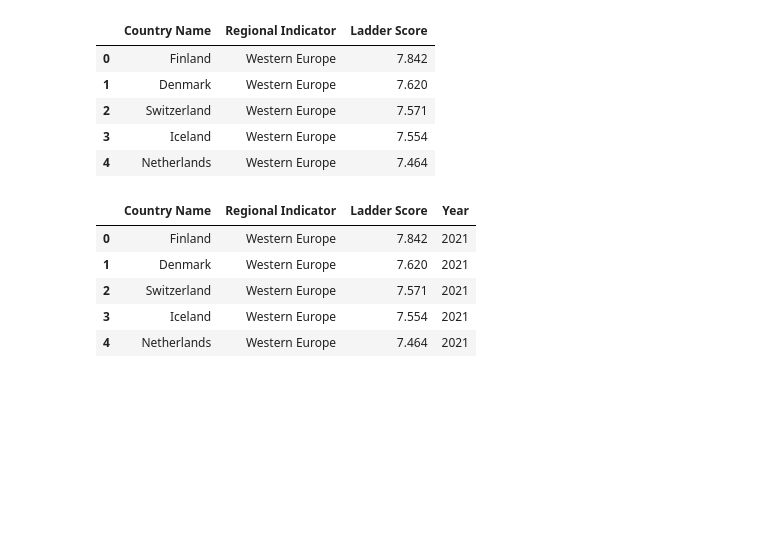
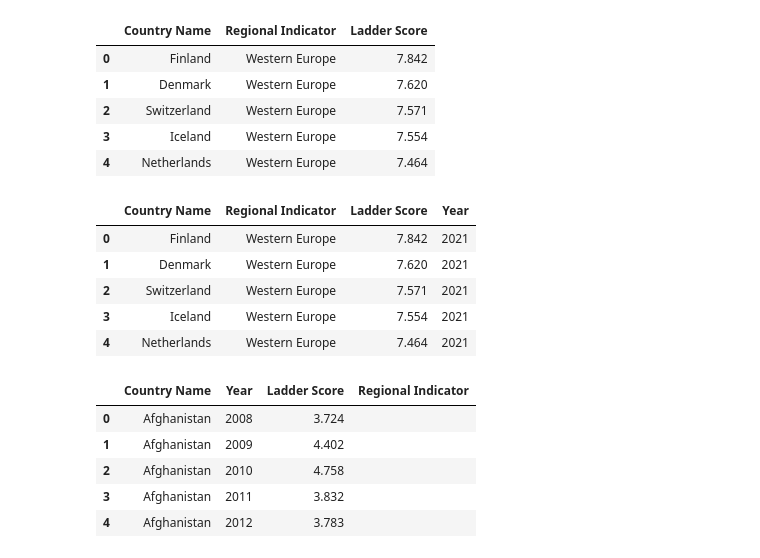
Before and after one commit to luvin13/ETL-Project, a Jupyter notebook: WorldHappy.ipynb, the cells around one changed output. Saved outputs shown, nothing was run; the diff lists cells and outputs as text; code cells hidden in the pictures; blank space fills up the shorter version.

```diff
--- a/WorldHappy.ipynb
+++ b/WorldHappy.ipynb
@@ -75,4 +79,15 @@ happy21_trans.head()
 | 2 | Switzerland | Western Europe | 7.571 | 2021 |
 | 3 | Iceland | Western Europe | 7.554 | 2021 |
 | 4 | Netherlands | Western Europe | 7.464 | 2021 |
+# %%
+# Add column
+multihappy_trans["Regional Indicator"] = ""
+multihappy_trans.head()
+# %% [output]
+|  | Country Name | Year | Ladder Score | Regional Indicator |
+| 0 | Afghanistan | 2008 | 3.724 |  |
+| 1 | Afghanistan | 2009 | 4.402 |  |
+| 2 | Afghanistan | 2010 | 4.758 |  |
+| 3 | Afghanistan | 2011 | 3.832 |  |
+| 4 | Afghanistan | 2012 | 3.783 |  |
 # %%
```
Also changed, not shown: parts of 17 cells of this notebook, 3 other files.
